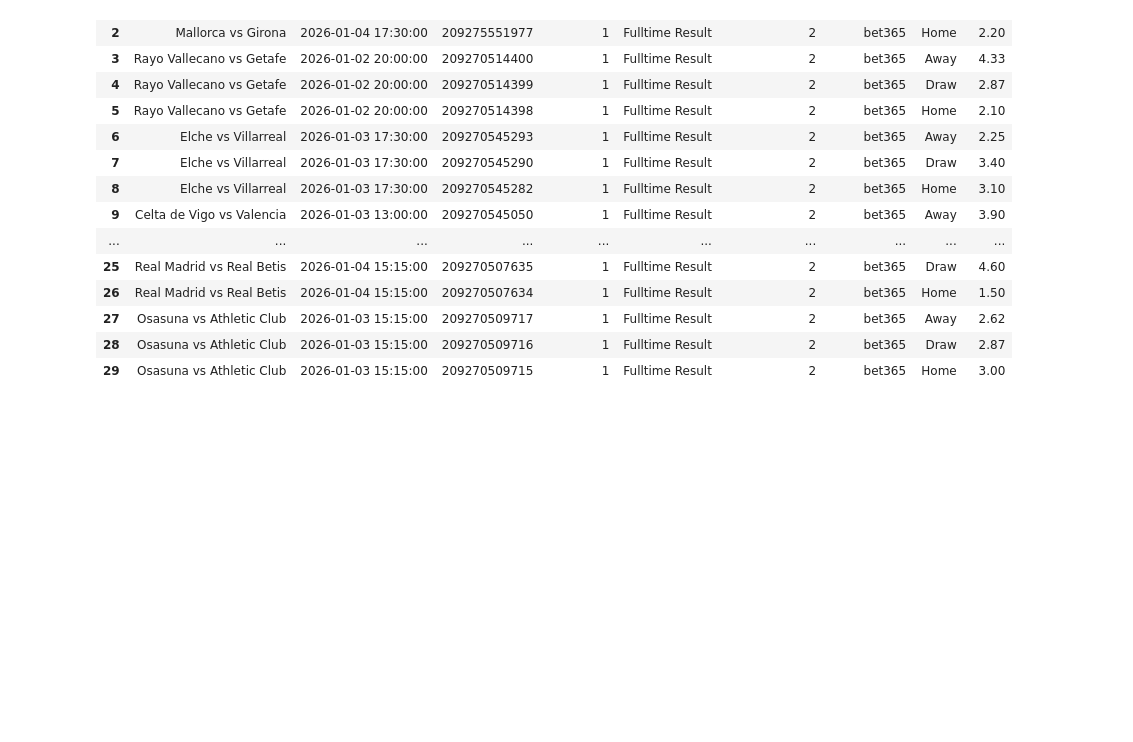
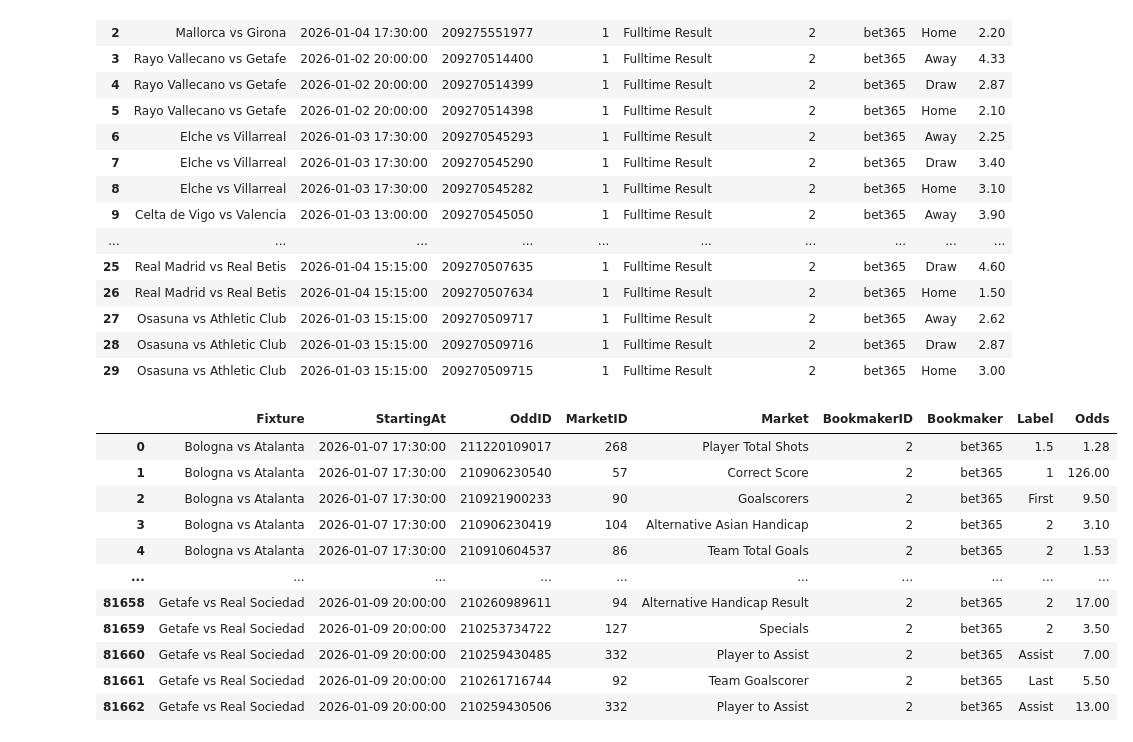
Before and after one commit to Keller4141/Project-ValueBet, a Jupyter notebook: Sportmonks/Free_api_training.ipynb, the cells around one changed output. Cells and saved outputs as stored; diff of their text form; code cells hidden in the pictures; blank space fills up the shorter version.

```diff
--- a/Sportmonks/Free_api_training.ipynb
+++ b/Sportmonks/Free_api_training.ipynb
@@ -142,3 +80,89 @@ df
 | 27 | Osasuna vs Athletic Club | 2026-01-03 15:15:00 | 209270509717 | 1 | Fulltime Result | 2 | bet365 | Away | 2.62 |
 | 28 | Osasuna vs Athletic Club | 2026-01-03 15:15:00 | 209270509716 | 1 | Fulltime Result | 2 | bet365 | Draw | 2.87 |
 | 29 | Osasuna vs Athletic Club | 2026-01-03 15:15:00 | 209270509715 | 1 | Fulltime Result | 2 | bet365 | Home | 3.00 |
+# %%
+import requests
+import pandas as pd
+from datetime import date, timedelta
+
+API_TOKEN = "KuQ4Rt1ypOCvXfcm3cZXdPhOUlbuOrpHBgJkFm1MWTvtRR8TLhgEI02hjDxz"
+BASE_URL = "https://api.sportmonks.com/v3/football"
+
+# --- next 3 full days (starting tomorrow) ---
+start_date = date.today() + timedelta(days=1)
+end_date = start_date + timedelta(days=2)  # 3 days total: start_date, +1, +2
+
+endpoint = f"/fixtures/between/{start_date:%Y-%m-%d}/{end_date:%Y-%m-%d}"
+
+# Includes similar to your screenshot, but for fixtures directly (not rounds)
+# NOTE: We intentionally do NOT pass `filters` so you get ALL markets/bookmakers available.
+include = "odds.market;odds.bookmaker;participants;league.country"
+
+session = requests.Session()
+
+all_fixtures = []
+page = 1
+
+while True:
+    resp = session.get(
+        f"{BASE_URL}{endpoint}",
+        params={
+            "api_token": API_TOKEN,
+            "include": include,
+            "page": page,  # pagination
+        },
+        timeout=30,
+    )
+    resp.raise_for_status()
+    payload = resp.json()
+
+    fixtures_page = (payload.get("data") or [])
+    all_fixtures.extend(fixtures_page)
+
+    # SportMonks v3 responses include pagination metadata; stop when there is no next page.
+    pagination = (payload.get("meta") or {}).get("pagination") or {}
+    if not pagination or pagination.get("current_page") >= pagination.get("total_pages", 0):
+        break
+
+    page += 1
+
+# --- parse: fixtures[] -> odds[] ---
+rows = []
+for fx in all_fixtures:
+    fixture_name = fx.get("name") or str(fx.get("id"))
+    starting_at = fx.get("starting_at")
+
+    odds = fx.get("odds") or []
+    for odd in odds:
+        market = odd.get("market") or {}
+        bookmaker = odd.get("bookmaker") or {}
+
+        rows.append(
+            {
+                "Fixture": fixture_name,
+                "StartingAt": starting_at,
+                "OddID": odd.get("id"),
+                "MarketID": odd.get("market_id"),
+                "Market": market.get("name"),
+                "BookmakerID": odd.get("bookmaker_id"),
+                "Bookmaker": bookmaker.get("name"),
+                "Label": odd.get("label"),
+                "Odds": odd.get("value"),
+            }
+        )
+
+df = pd.DataFrame(rows)
+df
+# %% [output]
+|  | Fixture | StartingAt | OddID | MarketID | Market | BookmakerID | Bookmaker | Label | Odds |
+| 0 | Bologna vs Atalanta | 2026-01-07 17:30:00 | 211220109017 | 268 | Player Total Shots | 2 | bet365 | 1.5 | 1.28 |
+| 1 | Bologna vs Atalanta | 2026-01-07 17:30:00 | 210906230540 | 57 | Correct Score | 2 | bet365 | 1 | 126.00 |
+| 2 | Bologna vs Atalanta | 2026-01-07 17:30:00 | 210921900233 | 90 | Goalscorers | 2 | bet365 | First | 9.50 |
+| 3 | Bologna vs Atalanta | 2026-01-07 17:30:00 | 210906230419 | 104 | Alternative Asian Handicap | 2 | bet365 | 2 | 3.10 |
+| 4 | Bologna vs Atalanta | 2026-01-07 17:30:00 | 210910604537 | 86 | Team Total Goals | 2 | bet365 | 2 | 1.53 |
+| ... | ... | ... | ... | ... | ... | ... | ... | ... | ... |
+| 81658 | Getafe vs Real Sociedad | 2026-01-09 20:00:00 | 210260989611 | 94 | Alternative Handicap Result | 2 | bet365 | 2 | 17.00 |
+| 81659 | Getafe vs Real Sociedad | 2026-01-09 20:00:00 | 210253734722 | 127 | Specials | 2 | bet365 | 2 | 3.50 |
+| 81660 | Getafe vs Real Sociedad | 2026-01-09 20:00:00 | 210259430485 | 332 | Player to Assist | 2 | bet365 | Assist | 7.00 |
+| 81661 | Getafe vs Real Sociedad | 2026-01-09 20:00:00 | 210261716744 | 92 | Team Goalscorer | 2 | bet365 | Last | 5.50 |
+| 81662 | Getafe vs Real Sociedad | 2026-01-09 20:00:00 | 210259430506 | 332 | Player to Assist | 2 | bet365 | Assist | 13.00 |
```
Also changed, not shown: parts of 11 cells of this notebook.
